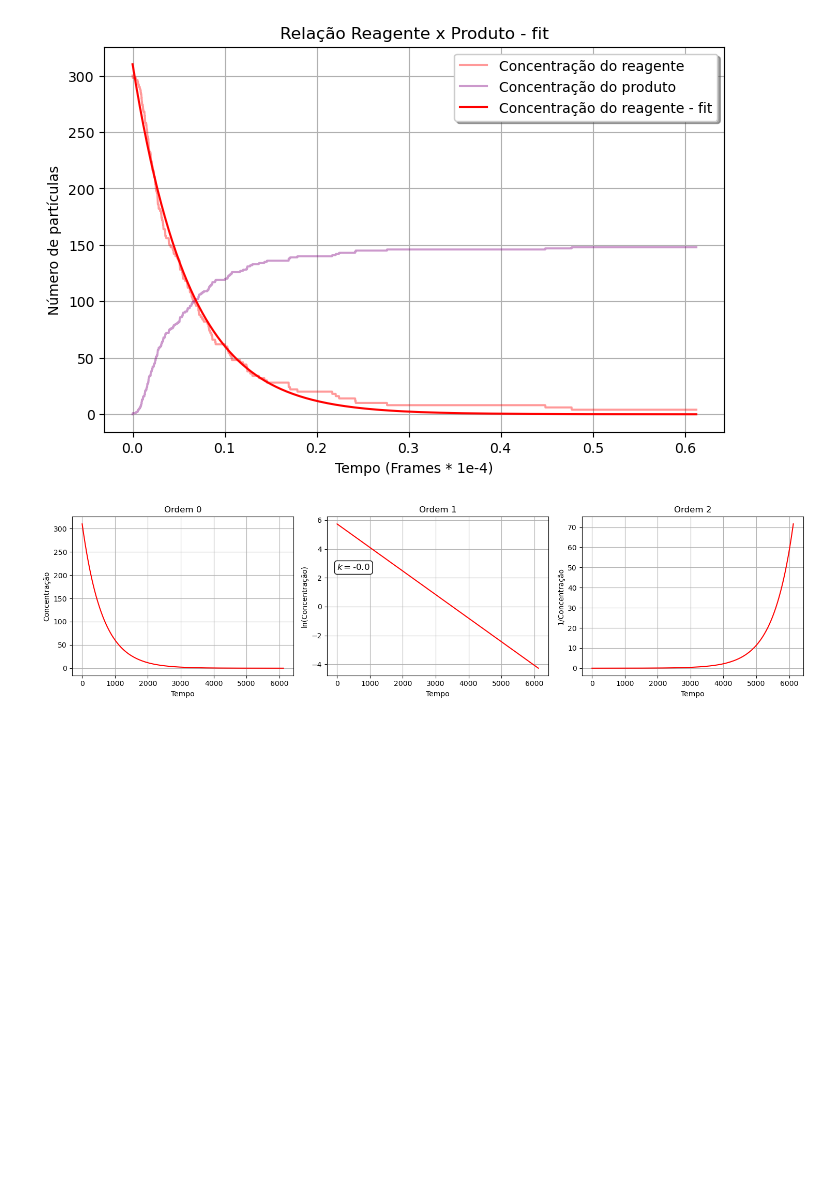
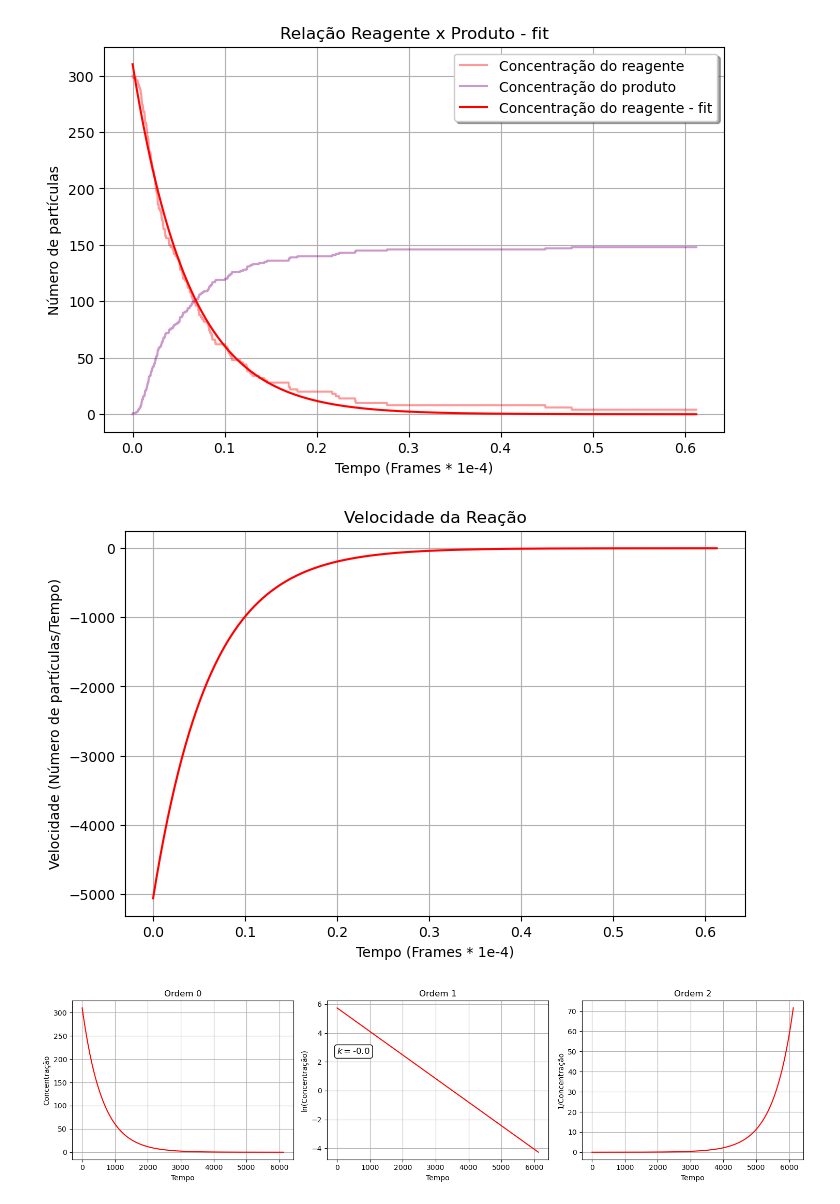
Before and after one commit to alicevk/cinetica-quimica, a Jupyter notebook: graficoConc.ipynb, the cells around one changed output. Drawn from its saved outputs; the diff is of its cells as text; code cells hidden in the pictures; blank space fills up the shorter version.

Commit message:
Adiciona gráfico de velocidade da reação em graficoConc.ipynb

```diff
--- a/graficoConc.ipynb
+++ b/graficoConc.ipynb
@@ -77,6 +77,24 @@ plt.grid()
 plt.show()
 # %% [output]
 [figure]
+# %%
+# ---------------------- Plotando a velocidade da reação --------------------- #
+velocidade = np.diff(fit_y1)/np.diff(eixo_x)
+
+
+plt.figure(figsize=(8,5))
+
+plt.title('Velocidade da Reação')
+
+plt.xlabel('Tempo (Frames * 1e-4)')
+plt.ylabel('Velocidade (Número de partículas/Tempo)')
+
+plt.plot(eixo_x[:-1], velocidade, color='red')
+
+plt.grid()
+plt.show()
+# %% [output]
+[figure, added]
 # %%
 # ------- Analisando os três gráficos para determinar a ordem de reação ------ #
 ordem0 = fit_y1
```
Also changed, not shown: 1 other file.
